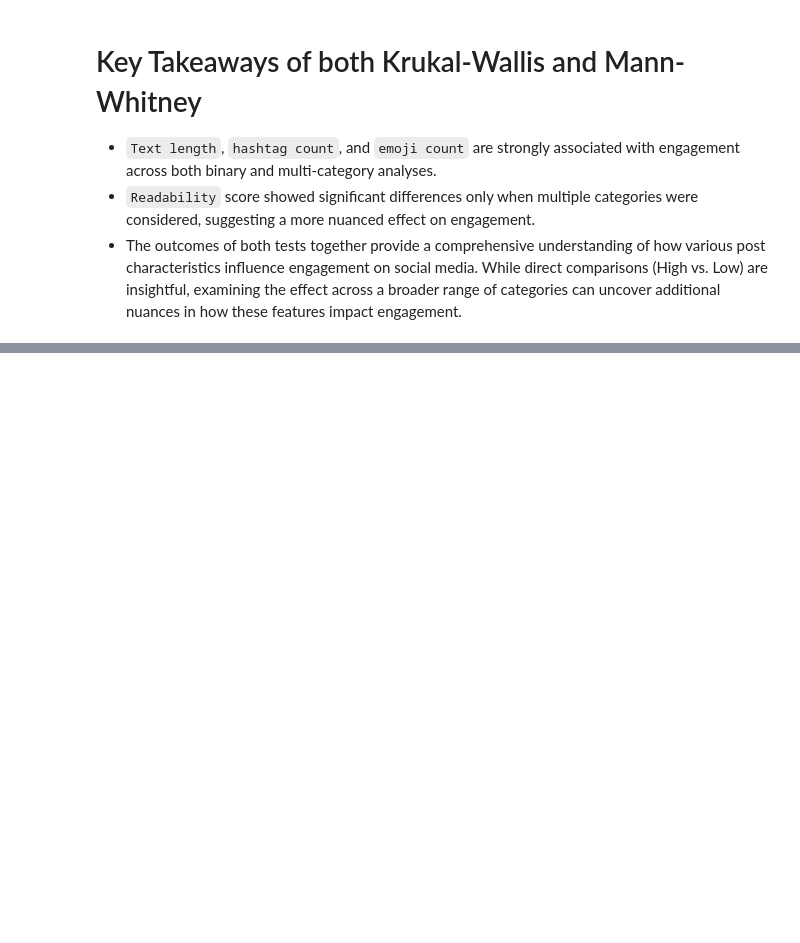
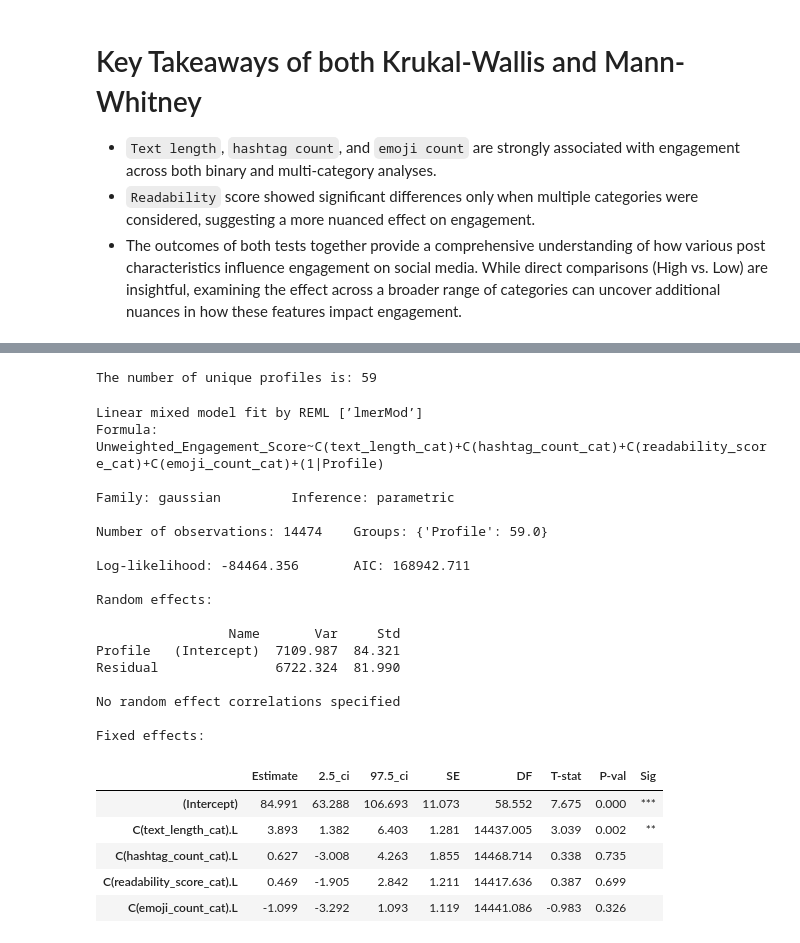
Before and after one commit to alvaarro/DigitalMarketingStrategy, a Jupyter notebook: sander_df.ipynb, the cells around one changed output, grey strips where cells are left out. Drawn from its saved outputs; the diff is of its cells as text; code cells hidden in the pictures; blank space fills up the shorter version.

```diff
--- a/sander_df.ipynb
+++ b/sander_df.ipynb
@@ -476,0 +488,43 @@ The Mann-Whitney U tests reveal that `text_length`, `hashtag_count`, and `emoji_
+# %%
+num_unique_profiles = filtered_df2['Profile'].nunique()
+print(f"The number of unique profiles is: {num_unique_profiles}")
+# %% [output]
+The number of unique profiles is: 59
+# %%
+# pymer package
+from pymer4.models import Lmer
+from pymer4.utils import get_resource_path
+
+# Load the data
+data = filtered_df2
+
+# Define the model
+model = Lmer("Unweighted_Engagement_Score ~ C(text_length_cat) + C(hashtag_count_cat) + C(readability_score_cat) + C(emoji_count_cat) + (1 | Profile)", data=data)
+
+# Fit the model
+model.fit()
+# %% [output]
+Linear mixed model fit by REML [’lmerMod’]
+Formula: Unweighted_Engagement_Score~C(text_length_cat)+C(hashtag_count_cat)+C(readability_score_cat)+C(emoji_count_cat)+(1|Profile)
+
+Family: gaussian         Inference: parametric
+
+Number of observations: 14474    Groups: {'Profile': 59.0}
+
+Log-likelihood: -84464.356       AIC: 168942.711
+
+Random effects:
+
+                 Name       Var     Std
+Profile   (Intercept)  7109.987  84.321
+Residual               6722.324  81.990
+
+No random effect correlations specified
+
+Fixed effects:
+|  | Estimate | 2.5_ci | 97.5_ci | SE | DF | T-stat | P-val | Sig |
+| (Intercept) | 84.991 | 63.288 | 106.693 | 11.073 | 58.552 | 7.675 | 0.000 | *** |
+| C(text_length_cat).L | 3.893 | 1.382 | 6.403 | 1.281 | 14437.005 | 3.039 | 0.002 | ** |
+| C(hashtag_count_cat).L | 0.627 | -3.008 | 4.263 | 1.855 | 14468.714 | 0.338 | 0.735 |  |
+| C(readability_score_cat).L | 0.469 | -1.905 | 2.842 | 1.211 | 14417.636 | 0.387 | 0.699 |  |
+| C(emoji_count_cat).L | -1.099 | -3.292 | 1.093 | 1.119 | 14441.086 | -0.983 | 0.326 |  |
```
Also changed, not shown: parts of 8 cells of this notebook.
